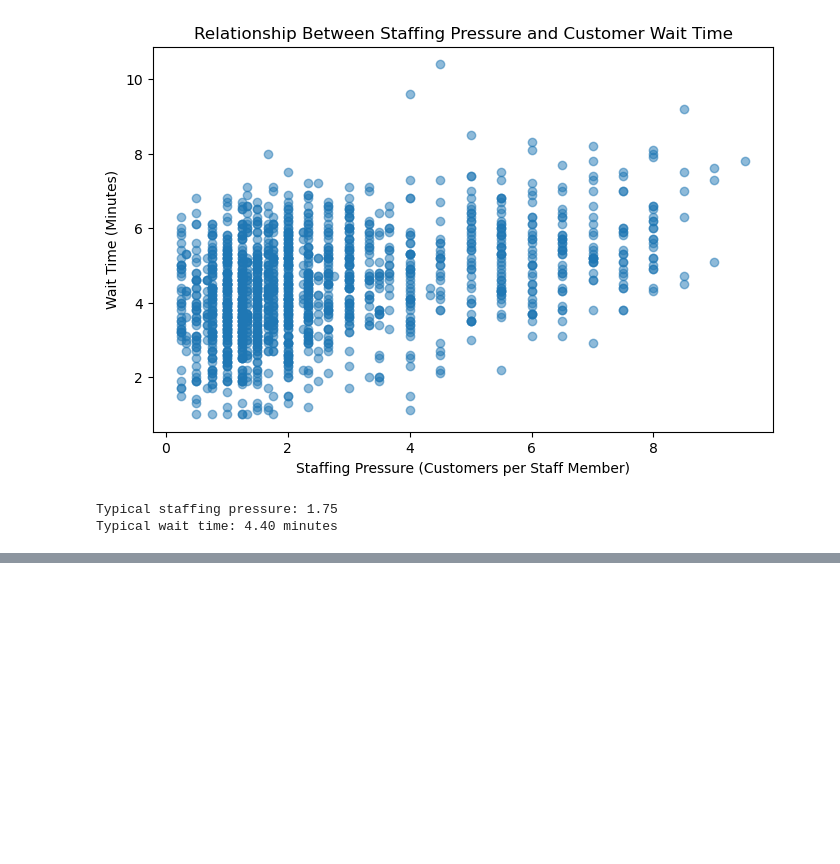
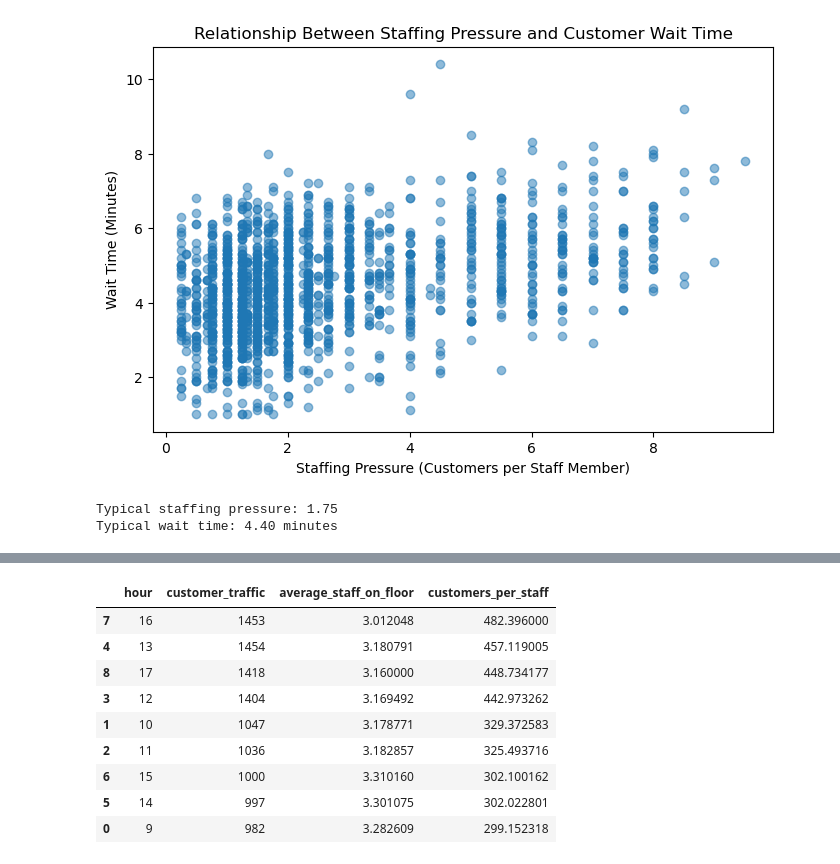
Before and after one commit to BhargaviKAN/storepilot, a Jupyter notebook: 01_data_quality_analysis.ipynb, the cells around one changed output, grey strips where cells are left out. Saved outputs shown, nothing was run; the diff lists cells and outputs as text; code cells hidden in the pictures; blank space fills up the shorter version.

```diff
--- a/01_data_quality_analysis.ipynb
+++ b/01_data_quality_analysis.ipynb
@@ -299,0 +394,26 @@ Typical wait time: 4.40 minutes
+# %%
+hourly_staffing["customers_per_staff"] = (
+    hourly_staffing["customer_traffic"] /
+    hourly_staffing["average_staff_on_floor"]
+)
+
+hourly_staffing[[
+    "hour",
+    "customer_traffic",
+    "average_staff_on_floor",
+    "customers_per_staff"
+]].sort_values(
+    "customers_per_staff",
+    ascending=False
+)
+# %% [output]
+|  | hour | customer_traffic | average_staff_on_floor | customers_per_staff |
+| 7 | 16 | 1453 | 3.012048 | 482.396000 |
+| 4 | 13 | 1454 | 3.180791 | 457.119005 |
+| 8 | 17 | 1418 | 3.160000 | 448.734177 |
+| 3 | 12 | 1404 | 3.169492 | 442.973262 |
+| 1 | 10 | 1047 | 3.178771 | 329.372583 |
+| 2 | 11 | 1036 | 3.182857 | 325.493716 |
+| 6 | 15 | 1000 | 3.310160 | 302.100162 |
+| 5 | 14 | 997 | 3.301075 | 302.022801 |
+| 0 | 9 | 982 | 3.282609 | 299.152318 |
```
Also changed, not shown: parts of 6 cells of this notebook.
